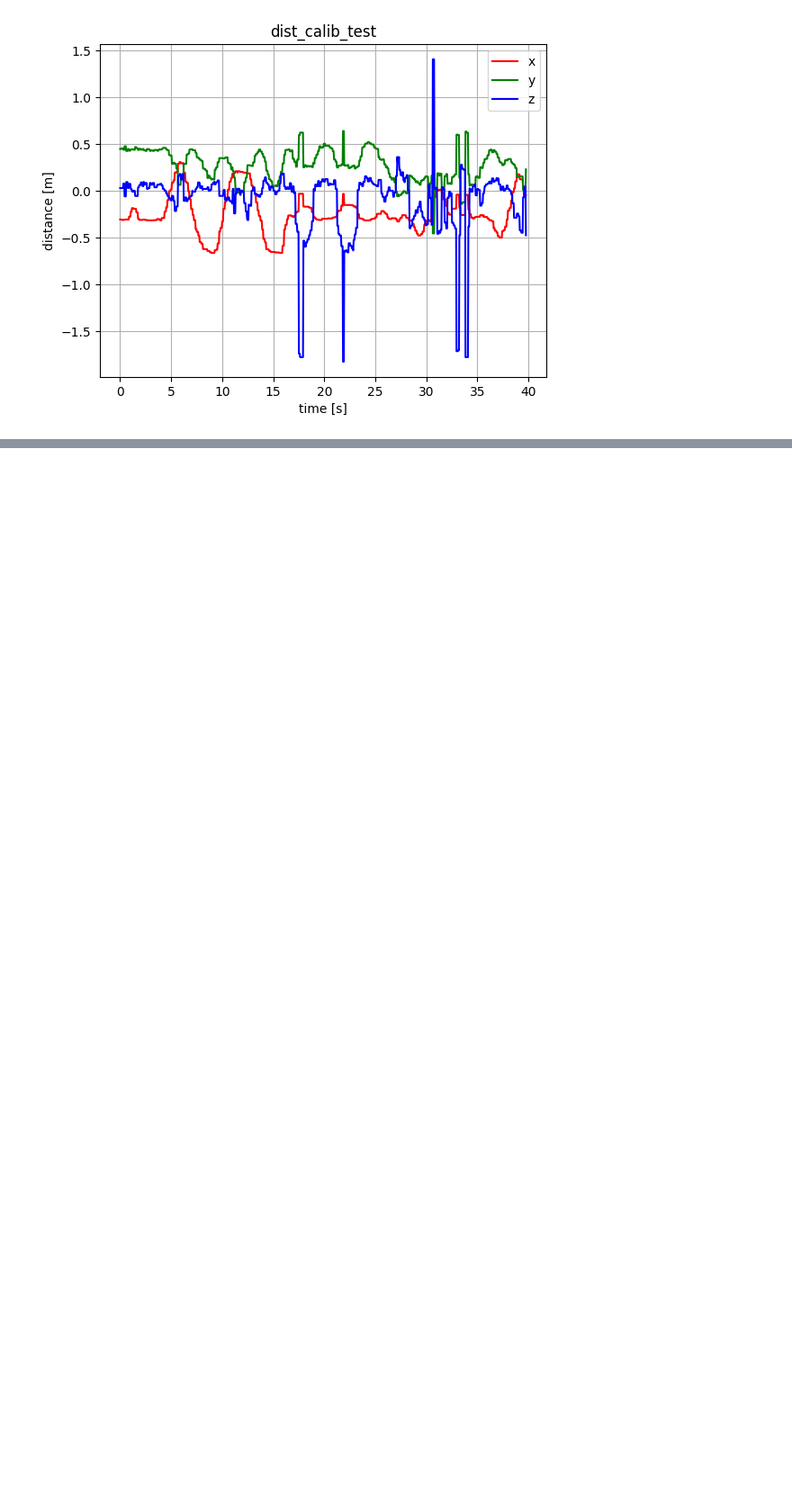
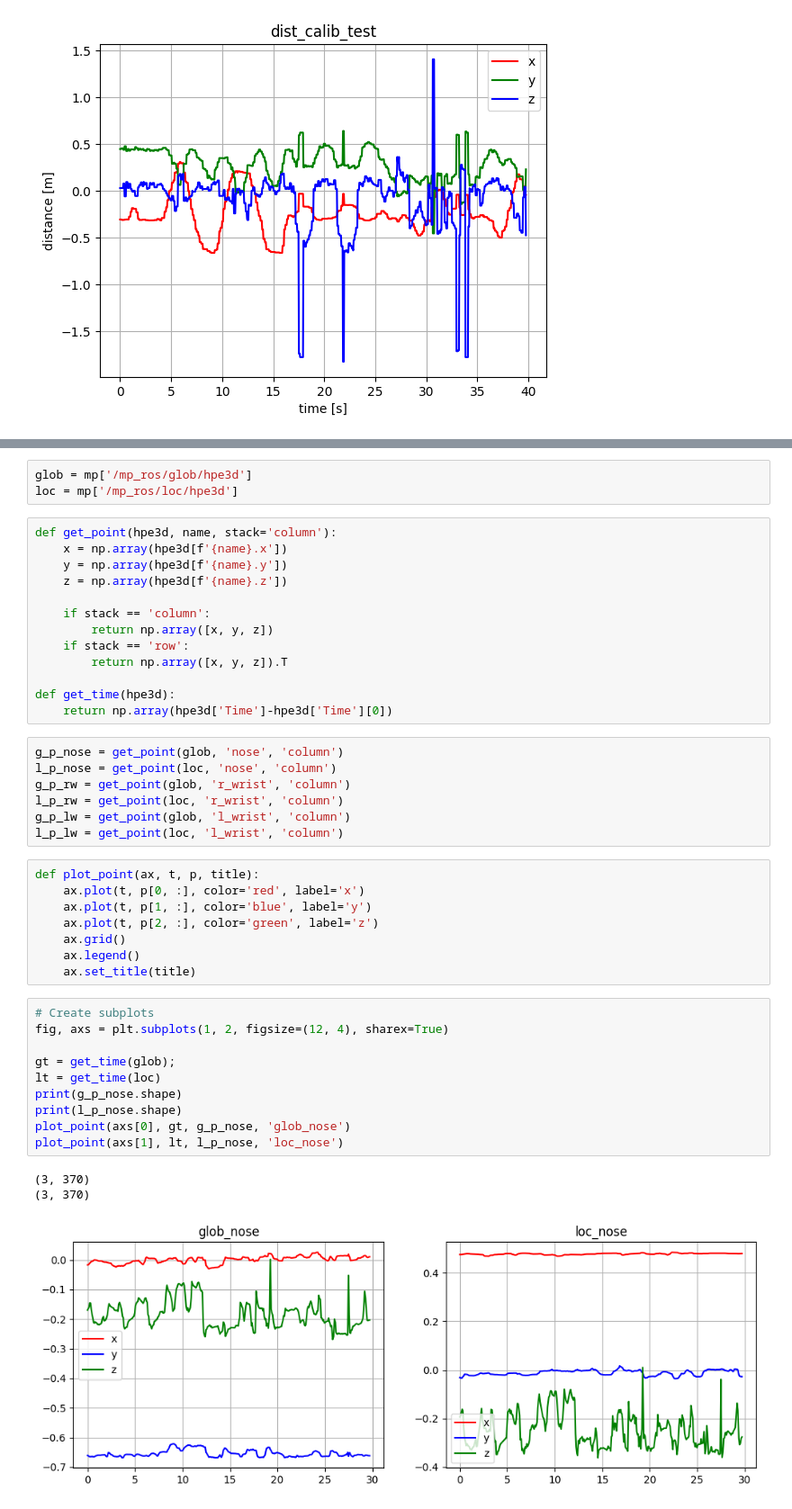
Before and after one commit to fzoric8/dev_scripts, a Jupyter notebook: hpe3d_analyses.ipynb, the cells around one changed output, grey strips where cells are left out. Shown at 90% size. Cells and saved outputs as stored; diff of their text form; blank space fills up the shorter version.

```diff
--- a/hpe3d_analyses.ipynb
+++ b/hpe3d_analyses.ipynb
@@ -871,0 +890,45 @@ print(T.round(5))
+# %%
+glob = mp['/mp_ros/glob/hpe3d']
+loc = mp['/mp_ros/loc/hpe3d']
+# %%
+def get_point(hpe3d, name, stack='column'):
+    x = np.array(hpe3d[f'{name}.x'])
+    y = np.array(hpe3d[f'{name}.y'])
+    z = np.array(hpe3d[f'{name}.z'])
+
+    if stack == 'column':
+        return np.array([x, y, z])
+    if stack == 'row':
+        return np.array([x, y, z]).T
+
+def get_time(hpe3d):
+    return np.array(hpe3d['Time']-hpe3d['Time'][0])
+# %%
+g_p_nose = get_point(glob, 'nose', 'column')
+l_p_nose = get_point(loc, 'nose', 'column')
+g_p_rw = get_point(glob, 'r_wrist', 'column')
+l_p_rw = get_point(loc, 'r_wrist', 'column')
+g_p_lw = get_point(glob, 'l_wrist', 'column')
+l_p_lw = get_point(loc, 'l_wrist', 'column')
+# %%
+def plot_point(ax, t, p, title):
+    ax.plot(t, p[0, :], color='red', label='x')
+    ax.plot(t, p[1, :], color='blue', label='y')
+    ax.plot(t, p[2, :], color='green', label='z')
+    ax.grid()
+    ax.legend()
+    ax.set_title(title)
+# %%
+# Create subplots
+fig, axs = plt.subplots(1, 2, figsize=(12, 4), sharex=True)
+
+gt = get_time(glob);
+lt = get_time(loc)
+print(g_p_nose.shape)
+print(l_p_nose.shape)
+plot_point(axs[0], gt, g_p_nose, 'glob_nose')
+plot_point(axs[1], lt, l_p_nose, 'loc_nose')
+# %% [output]
+(3, 370)
+(3, 370)
+[figure, added]
```
Also changed, not shown: parts of 24 cells of this notebook.
